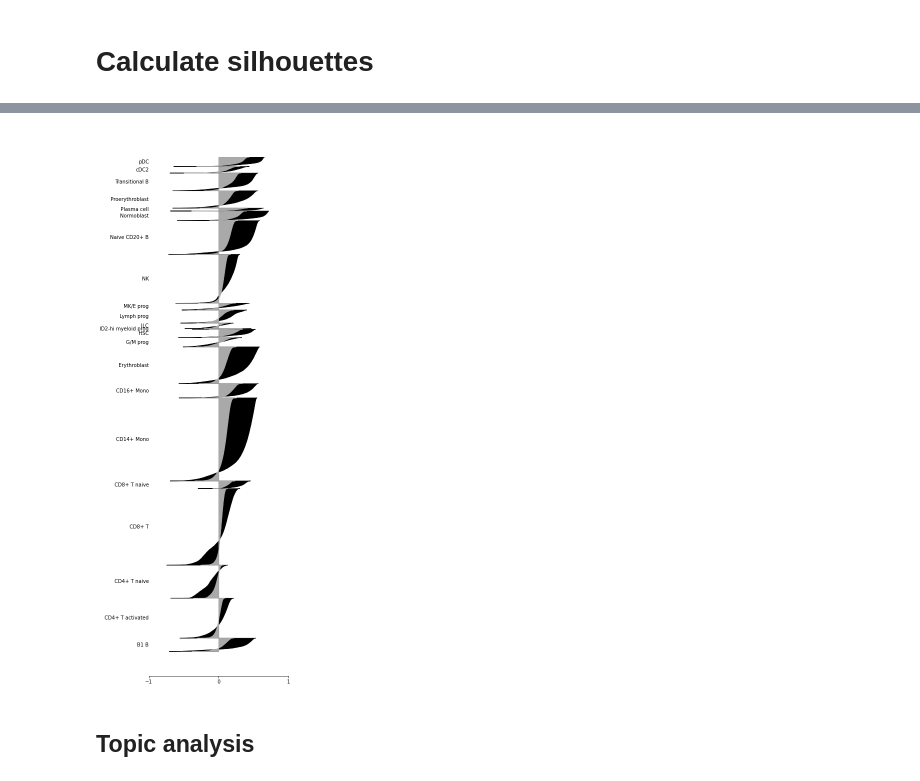
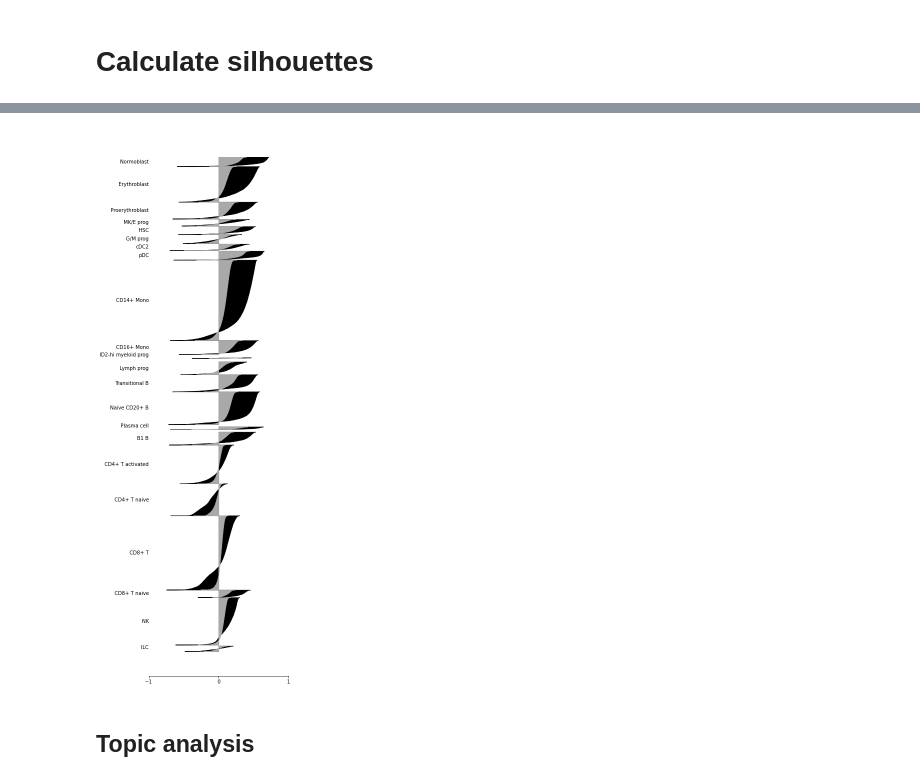
Before and after one commit to AllenWLynch/CODA-reproduction, a Jupyter notebook: F1_silhouette_scoring.ipynb, the cells around one changed output, grey strips where cells are left out. Saved outputs shown, nothing was run; the diff lists cells and outputs as text; code cells hidden in the pictures.

```diff
--- a/F1_silhouette_scoring.ipynb
+++ b/F1_silhouette_scoring.ipynb
@@ -87,7 +123,8 @@ INFO:harmonypy:Converged after 5 iterations
 joint_celltype_batchcols = rna_data.obs['cell_type'].astype(str) \
     + ":" + rna_data.obs['Site'].astype(str)
 # %%
-latent_spaces = ['X_umap_features', 'X_no_correction_umap_features','scvi_features', 'scanvi_features','X_harmony','X_pca']
+latent_spaces = ['X_umap_features', 'X_no_correction_umap_features','scvi_features',
+                 'scanvi_features','X_harmony','X_pca','X_scanorama']
 umap_spaces = ['MIRA_umap_features', 'MIRA_no_correction_umap_features'] + latent_spaces[2:]
 # %%
 from sklearn.metrics import silhouette_samples
@@ -160,7 +234,7 @@ silhouette_cols = ['X_umap_features_batch-silhouette', 'X_umap_features_silhouet
        'scvi_features_batch-silhouette', 'scvi_features_silhouette',
        'scanvi_features_batch-silhouette', 'scanvi_features_silhouette',
        'X_harmony_batch-silhouette', 'X_harmony_silhouette',
-       'X_pca_batch-silhouette', 'X_pca_silhouette']
+       'X_pca_batch-silhouette', 'X_pca_silhouette','X_scanorama_batch-silhouette','X_scanorama_silhouette']
 
 silhouettes = rna_data.obs[silhouette_cols].mean(0).to_frame().reset_index()\
     .rename(columns = {'index' : 'space_type', 0 : 'score'})
@@ -199,0 +295,14 @@ plt.savefig('figure1/silhouette_scores.svg')
+# %%
+ilisi_scores = []
+
+for i, space in enumerate(latent_spaces):
+    metric = 'euclidean'
+    if i < 2:
+        metric = 'manhattan'
+
+    sc.pp.neighbors(rna_data, use_rep=space, metric= metric)
+
+    scores = (space, clisi_graph(rna_data, 'Site', 'cell_type', subsample=20), ilisi_graph(rna_data, 'Site', subsample = 20))
+    ilisi_scores.append(scores)
+
+    print(*scores, sep = '\t')
@@ -201,39 +367,68 @@ plt.savefig('figure1/silhouette_scores.svg')
 fig, ax = plt.subplots(1,1,figsize=(5,20))
 
 i = 0
-for cluster, color in dt.bonemarrow.colors.CELL_PALETTE.items():
+for cluster in ['Normoblast',
+ 'Erythroblast',
+ 'Proerythroblast',
+ 'MK/E prog',
+ 'HSC',
+ 'G/M prog',
+ 'cDC2',
+ 'pDC',
+ 'CD14+ Mono',
+ 'CD16+ Mono',
+ 'ID2-hi myeloid prog',
+ 'Lymph prog',
+ 'Transitional B',
+ 'Naive CD20+ B',
+ 'Plasma cell',
+ 'B1 B',
+ 'CD4+ T activated',
+ 'CD4+ T naive',
+ 'CD8+ T',
+ 'CD8+ T naive',
+ 'NK',
+ 'ILC'][::-1]:
+
+    color = dt.bonemarrow.colors.CELL_PALETTE[cluster]
 
     scores = rna_data[rna_data.obs.cell_type == cluster].obs['X_umap_features_silhouette']
     competitor_scores = rna_data[rna_data.obs.cell_type == cluster].obs['scvi_features_silhouette']
+
+    diff= 0
+    if len(scores) < 1000:
+        diff = (1000 - len(scores))//2
+
+    i+=diff
 
     plt.fill_betweenx(
         np.arange(i, i + len(scores)),
         np.sort(scores),
         color = 'black',
         alpha = 1.,
     )
 
 
     plt.fill_betweenx(
         np.arange(i, i + len(scores)),
         np.sort(competitor_scores),
         color = 'darkgrey',
         alpha = 1.,
     )
 
 
-    i+=len(scores)
+    i+=len(scores) + diff
 
     ax.text(-1, i - len(scores)//2, cluster,
             ha = 'right', va = 'center')
 
 sns.despine()
 ax.set(xlim = (-1,1), yticks = [], xticks = [-1, 0, 1])
 ax.spines['left'].set_visible(False)
-plt.savefig('figure1/silhouette_cascade_plot.svg', bbox_inches = 'tight',
-               dpi = 300)
+#plt.savefig('figure1/silhouette_cascade_plot.svg', bbox_inches = 'tight',
+#               dpi = 300)
 # %% [output]
-[figure, old version]
+[figure, new version]
 # %% [markdown]
 ## Topic analysis
 # %%
```
Also changed, not shown: parts of 38 cells of this notebook, 11 other files.
